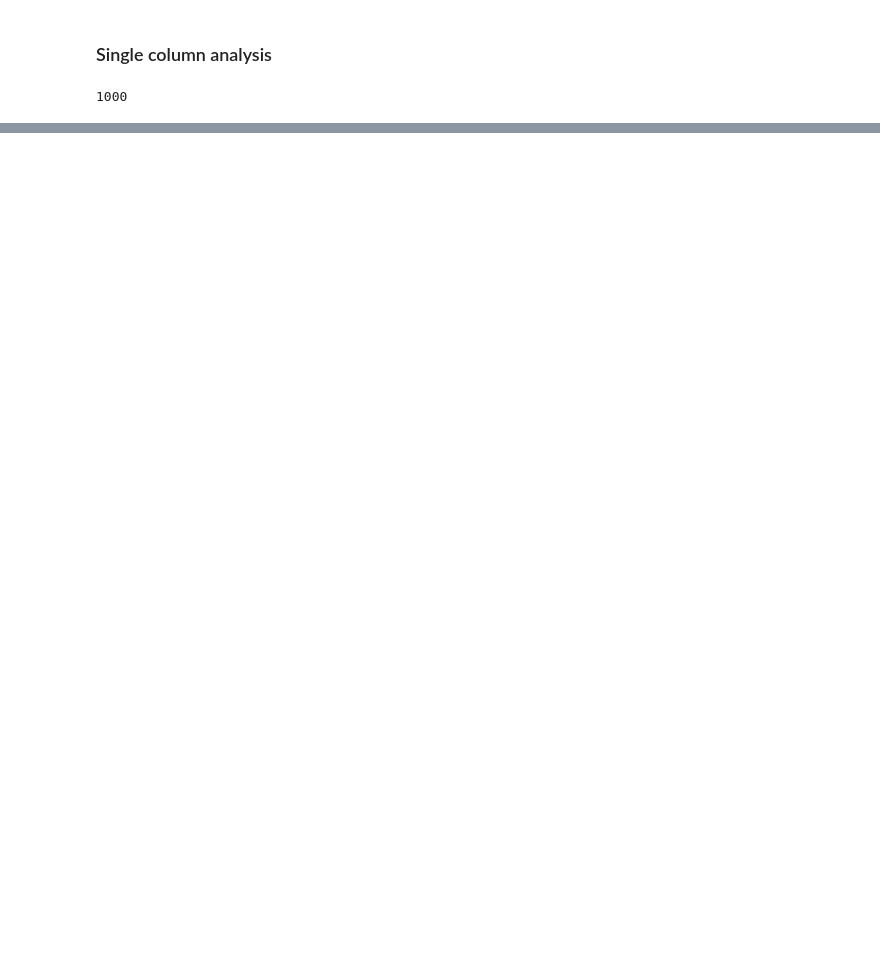
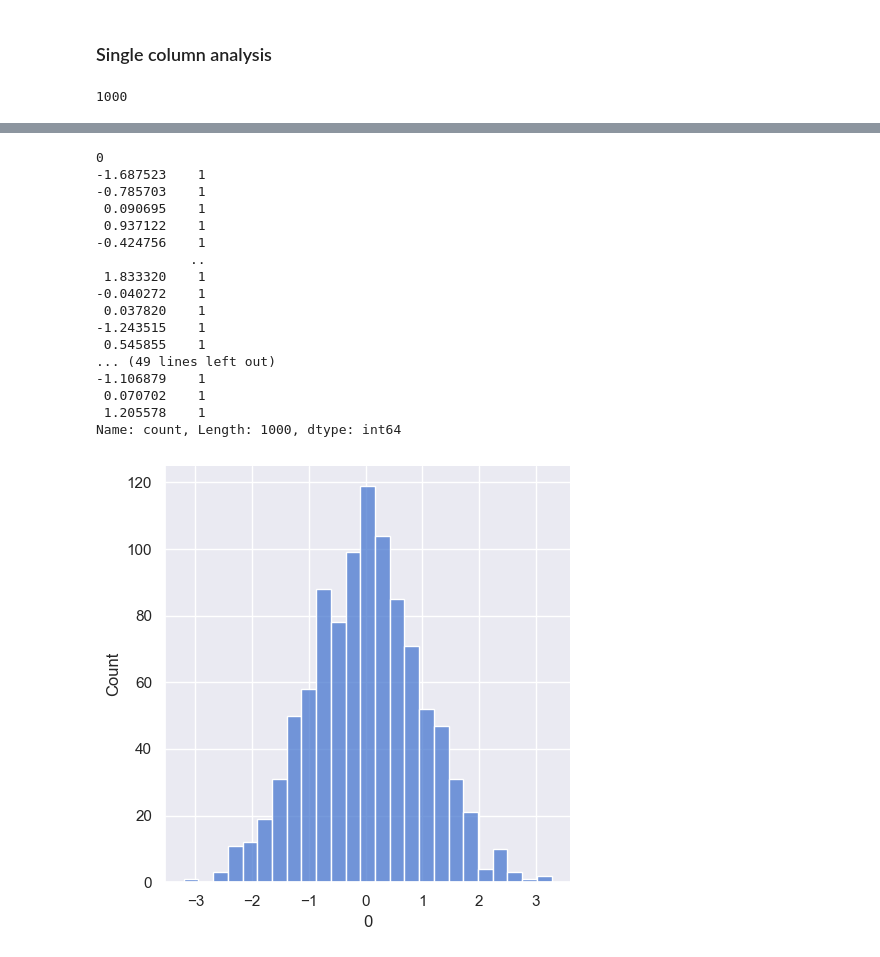
Before and after one commit to salvatorebuono02/DQ_Project, a Jupyter notebook: project.ipynb, the cells around one changed output, grey strips where cells are left out. Drawn from its saved outputs; the diff is of its cells as text; code cells hidden in the pictures; blank space fills up the shorter version.

```diff
--- a/project.ipynb
+++ b/project.ipynb
@@ -96,0 +257,28 @@ print(polluted_dataset.head())
+# %%
+# Loop over each column
+for column_name in polluted_dataset.columns:
+    # Check if the column is non-numeric
+    if np.issubdtype(polluted_dataset[column_name].dtype, np.number):
+        value_counts = polluted_dataset[column_name].value_counts()
+        print(value_counts)
+        # Create a histogram of the column values
+        sns.displot(polluted_dataset[column_name])
+# %% [output]
+0
+-1.687523    1
+-0.785703    1
+ 0.090695    1
+ 0.937122    1
+-0.424756    1
+            ..
+ 1.833320    1
+-0.040272    1
+ 0.037820    1
+-1.243515    1
+ 0.545855    1
+... (49 lines left out)
+-1.106879    1
+ 0.070702    1
+ 1.205578    1
+Name: count, Length: 1000, dtype: int64
+[figure, added]
```
Also changed, not shown: parts of 12 cells of this notebook.
